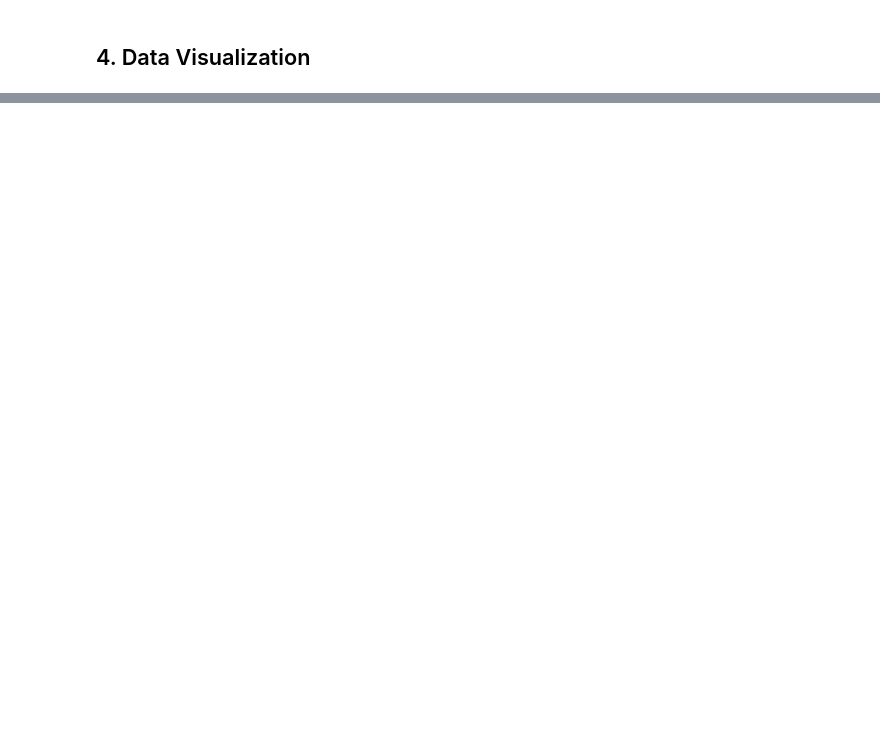
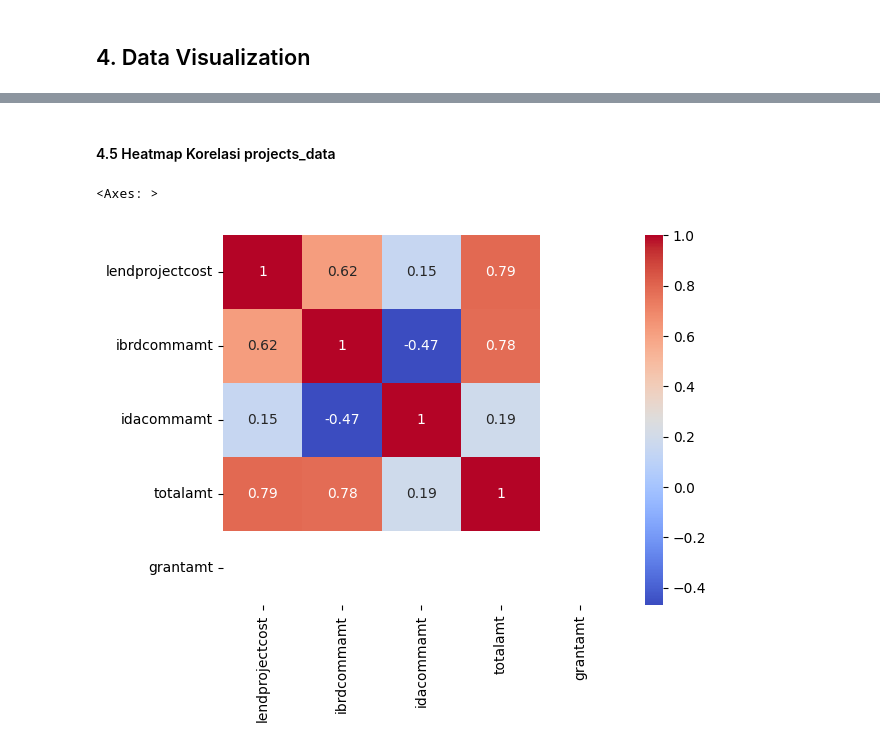
Before and after one commit to arumkinanthi/nimas-sekararum-kinanthi_mini-project_de, a Jupyter notebook: etl.ipynb, the cells around one changed output, grey strips where cells are left out. Saved outputs shown, nothing was run; the diff lists cells and outputs as text; code cells hidden in the pictures; blank space fills up the shorter version.

```diff
--- a/etl.ipynb
+++ b/etl.ipynb
@@ -1343,0 +1567,8 @@ Data berhasil dimasukkan ke dalam tabel world_bank.
+# %% [markdown]
+#### 4.5 Heatmap Korelasi projects_data
+# %%
+gdppercapita_corr = projects_data.corr(numeric_only=True)
+sns.heatmap(gdppercapita_corr, annot=True, cmap="coolwarm")
+# %% [output]
+<Axes: >
+[figure, added]
```
Also changed, not shown: parts of 30 cells of this notebook, 2 other files.
